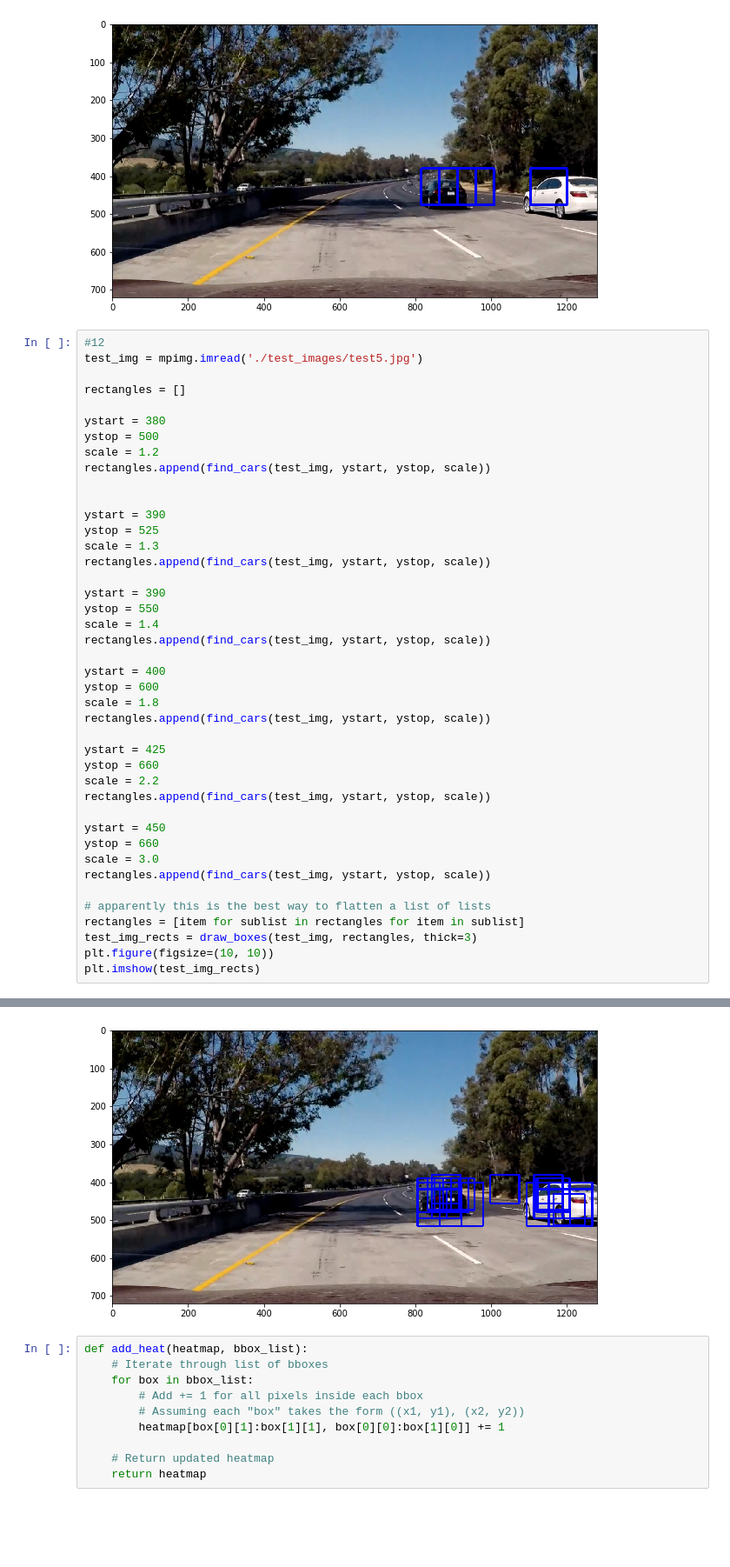
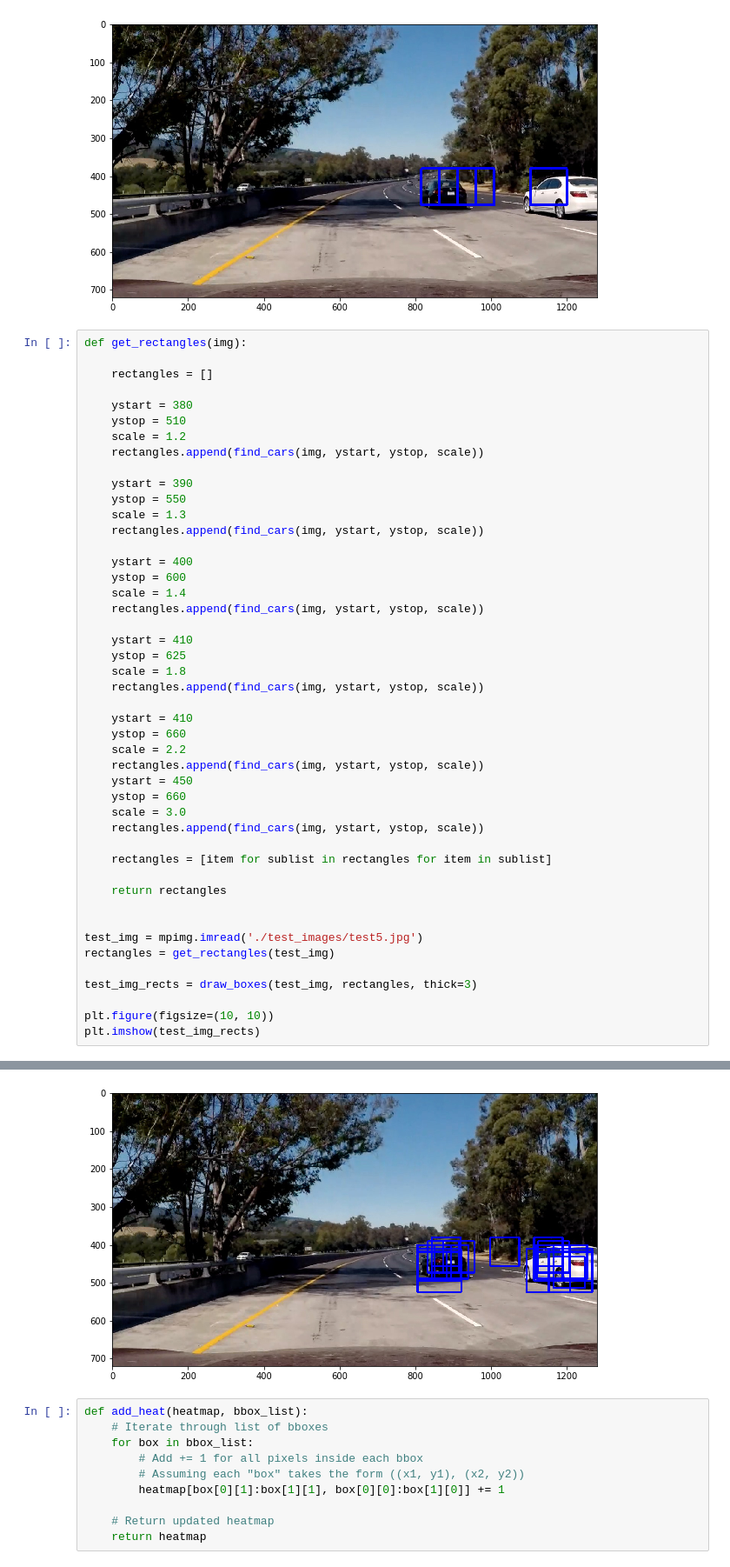
Before and after one commit to thomasdunlap/Autonomous-Vehicle-HOG-Detection, a Jupyter notebook: Vehicle_Detection.ipynb, the cells around one changed output, grey strips where cells are left out. Shown at 87% size. Drawn from its saved outputs; the diff is of its cells as text; blank space fills up the shorter version.

```diff
--- a/Vehicle_Detection.ipynb
+++ b/Vehicle_Detection.ipynb
@@ -322,50 +322,54 @@ plt.imshow(test_img_rects)
 <matplotlib.image.AxesImage at 0x...>
 [figure]
 # %%
-#12
-test_img = mpimg.imread('./test_images/test5.jpg')
+def get_rectangles(img):
 
-rectangles = []
+    rectangles = []
 
-ystart = 380
-ystop = 500
-scale = 1.2
-rectangles.append(find_cars(test_img, ystart, ystop, scale))
+    ystart = 380
+    ystop = 510
+    scale = 1.2
+    rectangles.append(find_cars(img, ystart, ystop, scale))
+
+    ystart = 390
+    ystop = 550
+    scale = 1.3
+    rectangles.append(find_cars(img, ystart, ystop, scale))
+
+    ystart = 400
+    ystop = 600
+    scale = 1.4
+    rectangles.append(find_cars(img, ystart, ystop, scale))
+
+    ystart = 410
+    ystop = 625
+    scale = 1.8
+    rectangles.append(find_cars(img, ystart, ystop, scale))
+
+    ystart = 410
+    ystop = 660
+    scale = 2.2
+    rectangles.append(find_cars(img, ystart, ystop, scale))
+    ystart = 450
+    ystop = 660
+    scale = 3.0
+    rectangles.append(find_cars(img, ystart, ystop, scale))
+
+    rectangles = [item for sublist in rectangles for item in sublist]
+
+    return rectangles
 
 
-ystart = 390
-ystop = 525
-scale = 1.3
-rectangles.append(find_cars(test_img, ystart, ystop, scale))
+test_img = mpimg.imread('./test_images/test5.jpg')
+rectangles = get_rectangles(test_img)
 
-ystart = 390
-ystop = 550
-scale = 1.4
-rectangles.append(find_cars(test_img, ystart, ystop, scale))
+test_img_rects = draw_boxes(test_img, rectangles, thick=3)
 
-ystart = 400
-ystop = 600
-scale = 1.8
-rectangles.append(find_cars(test_img, ystart, ystop, scale))
-
-ystart = 425
-ystop = 660
-scale = 2.2
-rectangles.append(find_cars(test_img, ystart, ystop, scale))
-
-ystart = 450
-ystop = 660
-scale = 3.0
-rectangles.append(find_cars(test_img, ystart, ystop, scale))
-
-# apparently this is the best way to flatten a list of lists
-rectangles = [item for sublist in rectangles for item in sublist]
-test_img_rects = draw_boxes(test_img, rectangles, thick=3)
 plt.figure(figsize=(10, 10))
 plt.imshow(test_img_rects)
 # %% [output]
 <matplotlib.image.AxesImage at 0x...>
-[figure, old version]
+[figure, new version]
 # %%
 def add_heat(heatmap, bbox_list):
     # Iterate through list of bboxes
```
Also changed, not shown: parts of 18 cells of this notebook.
